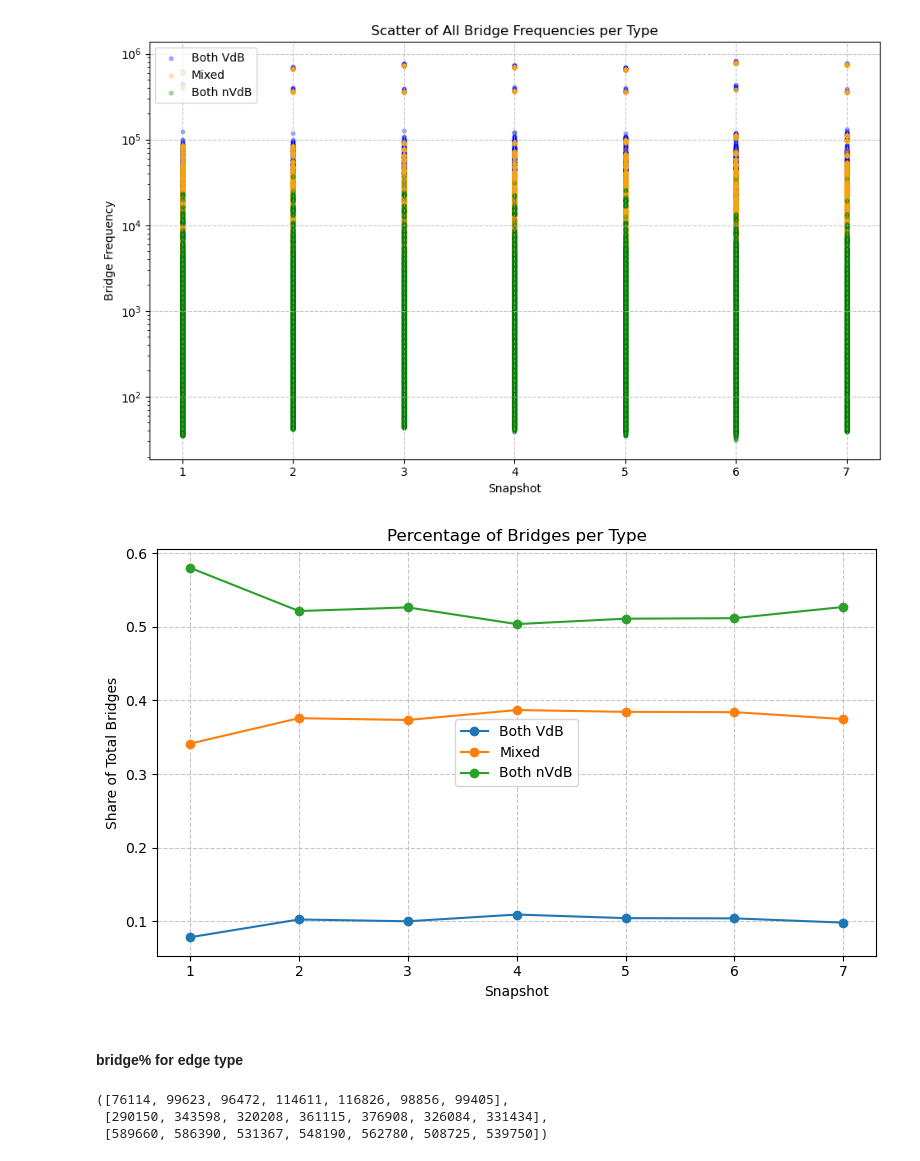
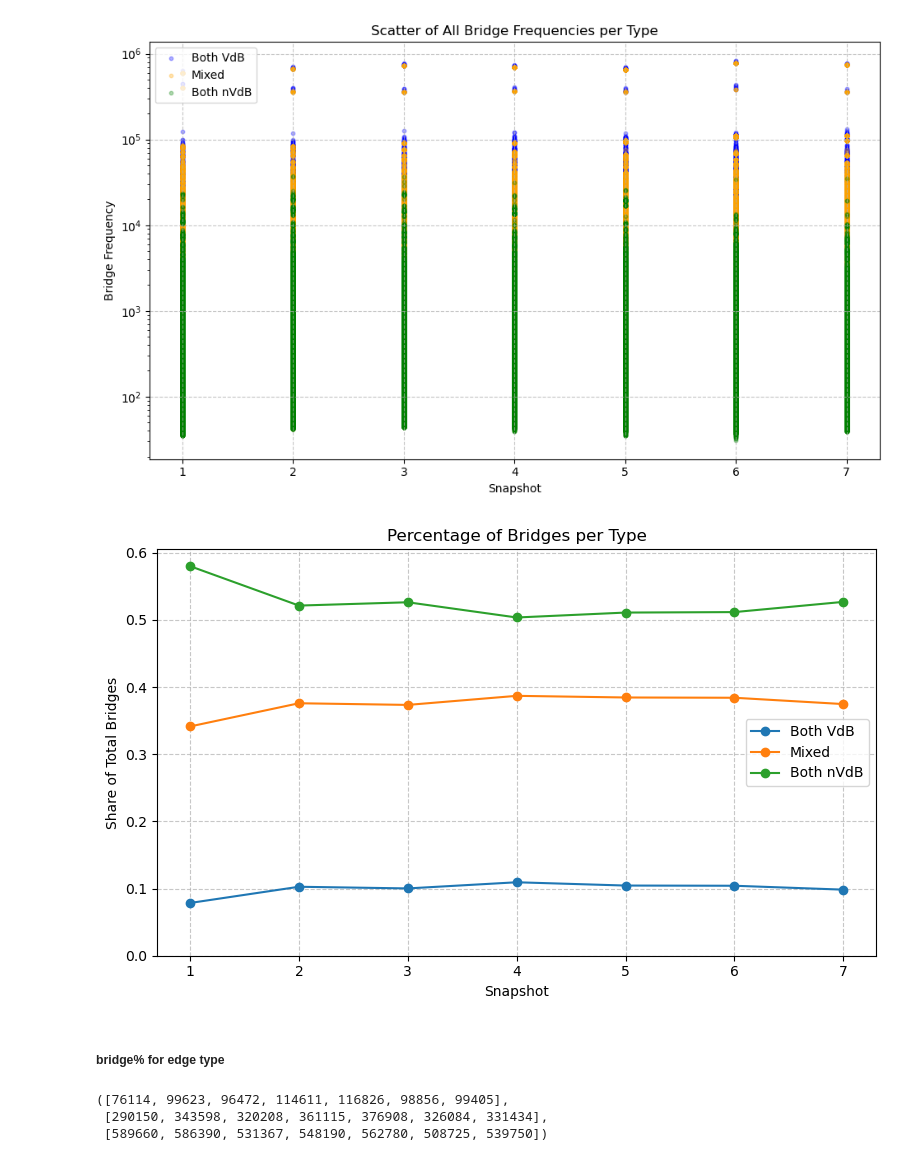
Before and after one commit to ChefBB/acn_project, a Jupyter notebook: dynet/RQ2.ipynb, the cells around one changed output. Saved outputs shown, nothing was run; the diff lists cells and outputs as text; code cells hidden in the pictures.

```diff
--- a/dynet/RQ2.ipynb
+++ b/dynet/RQ2.ipynb
@@ -542,0 +649,18 @@ Snapshot | Total | Total>50 | Internal | Births | Deaths | Isolated | Merges | S
+# %%
+partitions = []
+
+for i in range(1, 8):
+    file = os.path.join('leiden_clusterings', f'clust_snap{i}.json')
+    with open(file, 'r', encoding='utf-8') as f:
+        part_cur = json.load(f)
+    partitions.append(part_cur)
+
+
+null2_stats = run_null_model_temporal_randomization(
+    partitions=partitions,
+    community_sizes=community_sizes,
+    threshold=0.5,
+    n_runs=1000
+)
+
+print_null_stats(null2_stats)
@@ -1022,36 +1169,37 @@ total_bridges = [
 # Percentages
 pct_vdb = [
     v / t if t > 0 else 0
     for v, t in zip(num_bridges_vdb, total_bridges)
 ]
 
 pct_mixed = [
     m / t if t > 0 else 0
     for m, t in zip(num_bridges_mixed, total_bridges)
 ]
 
 pct_nvdb = [
     n / t if t > 0 else 0
     for n, t in zip(num_bridges_nvdb, total_bridges)
 ]
 
 # Plot
 plt.figure(figsize=(8,5))
 plt.plot(snapshots, pct_vdb, marker='o', label='Both VdB')
 plt.plot(snapshots, pct_mixed, marker='o', label='Mixed')
 plt.plot(snapshots, pct_nvdb, marker='o', label='Both nVdB')
 
 plt.xlabel("Snapshot")
 plt.ylabel("Share of Total Bridges")
 plt.title("Percentage of Bridges per Type")
 plt.legend()
 plt.grid(True, alpha=0.7, linestyle='--')
 plt.tight_layout()
+plt.ylim(0)
 plt.show()
 # %% [output]
-[figure, old version]
+[figure, new version]
 # %% [markdown]
-#### bridge% for edge type
+##### bridge% for edge type
 # %%
 n_vdb = list()
 n_mixed = list()
```
Also changed, not shown: parts of 22 cells of this notebook.
